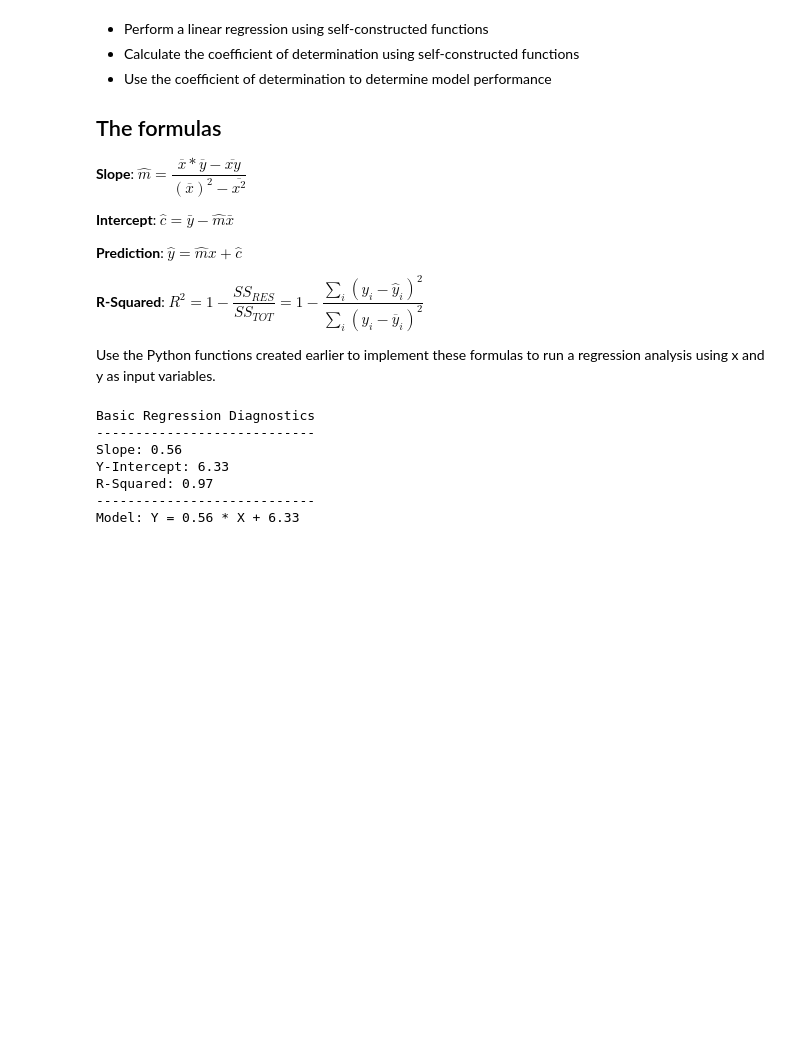
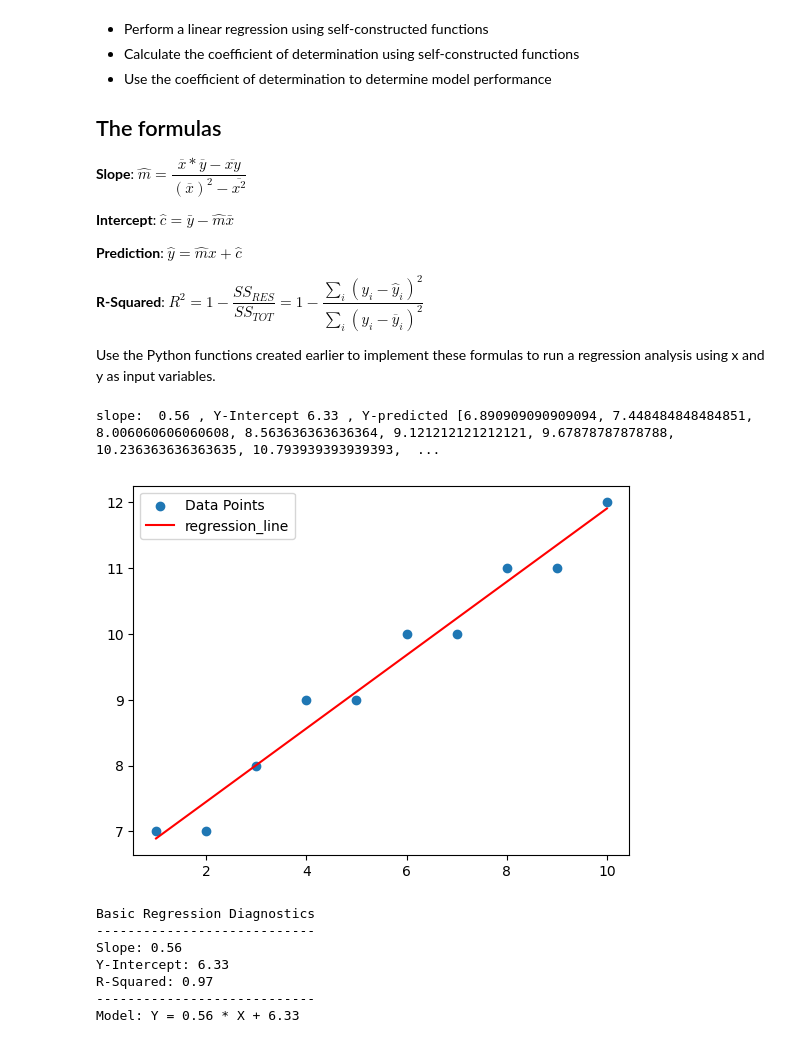
Before and after one commit to victormuuo07/dsc-complete-regression-lab, a Jupyter notebook: index.ipynb, the cells around one changed output. Drawn from its saved outputs; the diff is of its cells as text; code cells hidden in the pictures; blank space fills up the shorter version.

```diff
--- a/index.ipynb
+++ b/index.ipynb
@@ -30,20 +30,38 @@ Use the Python functions created earlier to implement these formulas to run a re
 # %%
 # Combine all the functions created so far to run a complete regression experiment.
 # Produce an output similar to the one shown below.
 import numpy as np
 import matplotlib.pyplot as plt
 
 X = np.array([1, 2, 3, 4, 5, 6, 7, 8, 9, 10], dtype=np.float64)
 Y = np.array([7, 7, 8, 9, 9, 10, 10, 11, 11, 12], dtype=np.float64)
 
 
 x_bar = np.mean(X)
 y_bar = np.mean(Y)
 numerator = (x_bar * y_bar) - np.mean(X*Y)
 denominator = (x_bar ** 2) - np.mean(X*X)
 slope =  numerator/denominator
 Y_intercept = y_bar - slope*x_bar
-ss_exp =
+y_predicted = [xs*slope + Y_intercept for xs in X]
+def sq_err(y_1, y_2):
+    diff = (y_1 - y_2)
+    diff_squared = diff ** 2
+    sum_of_diff_squared = diff_squared.sum()
+    return sum_of_diff_squared
+ss_exp = sq_err(y_predicted, y_bar)
+ss_tot = sq_err(Y,y_bar)
+R_squared = ss_exp/ss_tot
+
+
+print('slope: ',round(slope, 2),',', 'Y-Intercept',round(Y_intercept, 2),',', 'Y-predicted',y_predicted,',', 'R-Squared',R_squared)
+plt.scatter(X,Y, label='Data Points')
+plt.plot(X,y_predicted, color='red', label='regression_line')
+plt.legend()
+plt.show()
+# %% [output]
+slope:  0.56 , Y-Intercept 6.33 , Y-predicted [6.890909090909094, 7.448484848484851, 8.006060606060608, 8.563636363636364, 9.121212121212121, 9.67878787878788, 10.236363636363635, 10.793939393939393,  ...
+[figure, added]
 # %%
 # Basic Regression Diagnostics
 # ----------------------------
```
Also changed, not shown: parts of 3 cells of this notebook.
